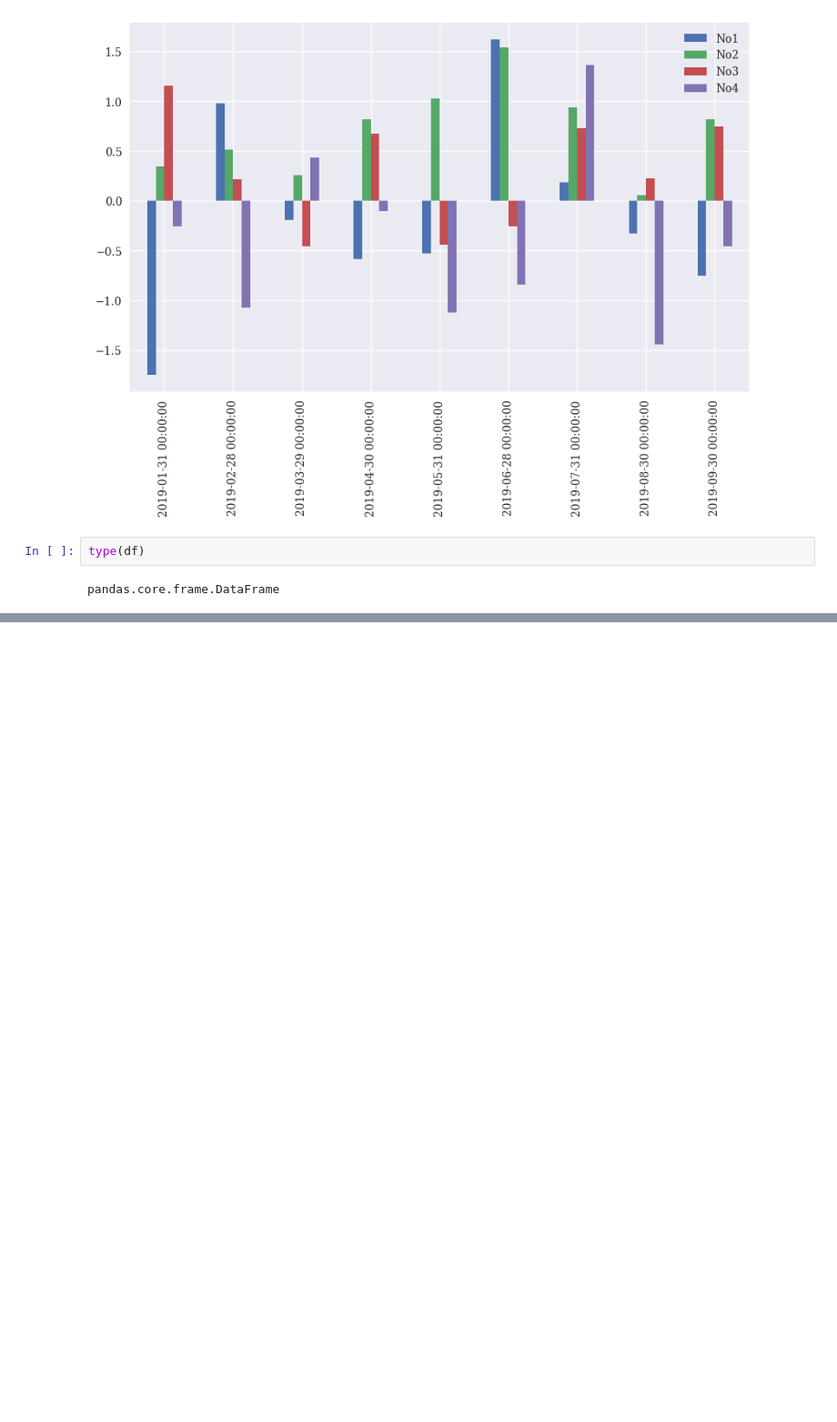
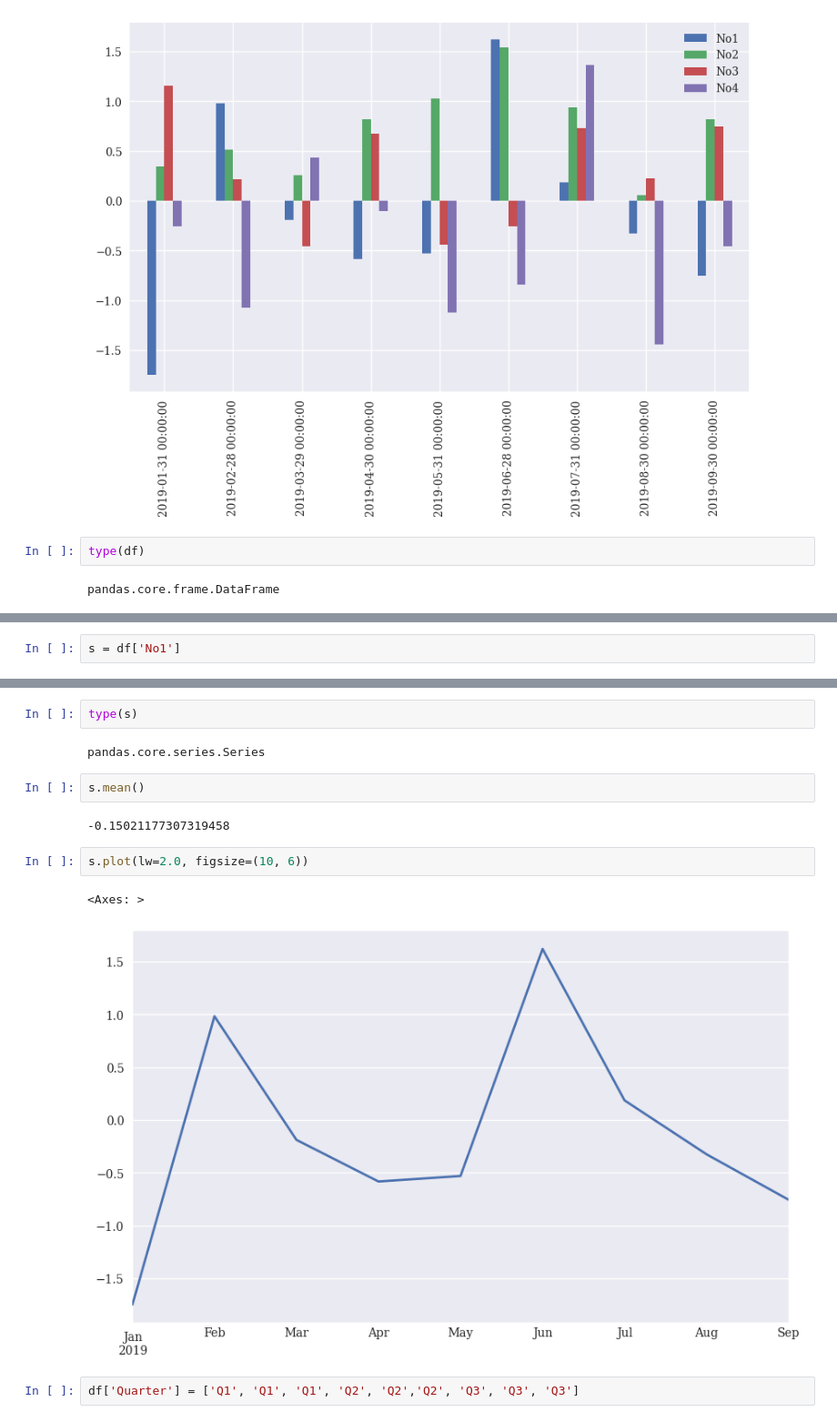
Before and after one commit to quyenphamkhac/py4fin, a Jupyter notebook: learning_resources/pandas.ipynb, the cells around one changed output, grey strips where cells are left out. Shown at 91% size. Saved outputs shown, nothing was run; the diff lists cells and outputs as text; blank space fills up the shorter version.

```diff
--- a/learning_resources/pandas.ipynb
+++ b/learning_resources/pandas.ipynb
@@ -425,0 +449,2 @@ pandas.core.frame.DataFrame
+# %%
+s = df['No1']
@@ -425,0 +464,15 @@ pandas.core.frame.DataFrame
+# %%
+type(s)
+# %% [output]
+pandas.core.series.Series
+# %%
+s.mean()
+# %% [output]
+-0.15021177307319458
+# %%
+s.plot(lw=2.0, figsize=(10, 6))
+# %% [output]
+<Axes: >
+[figure, added]
+# %%
+df['Quarter'] = ['Q1', 'Q1', 'Q1', 'Q2', 'Q2','Q2', 'Q3', 'Q3', 'Q3']
```
Also changed, not shown: parts of 31 cells of this notebook.
